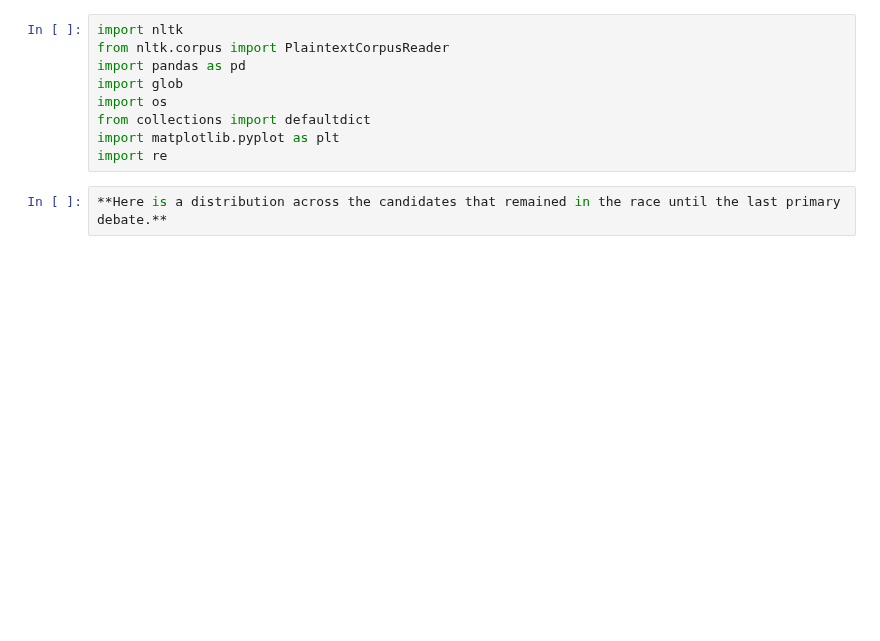
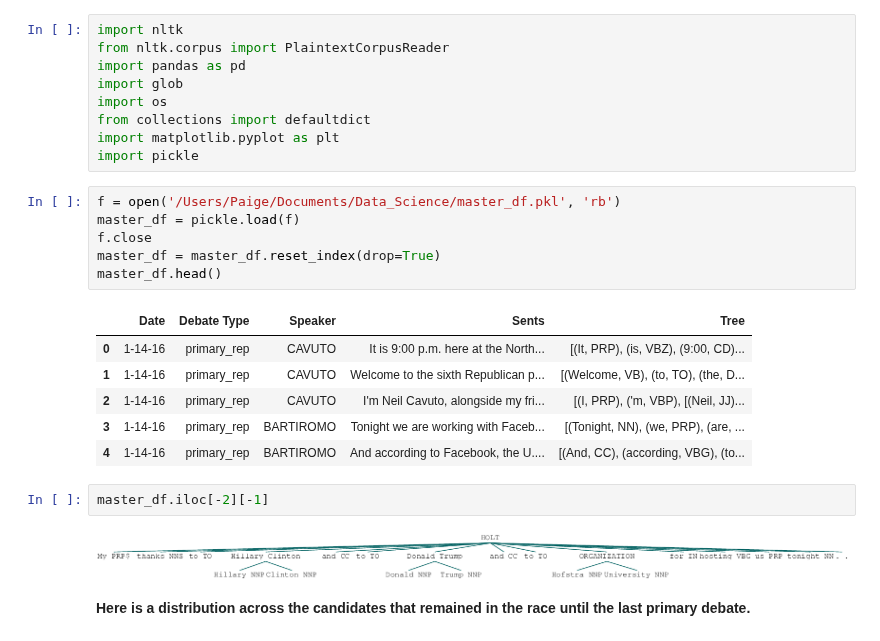
Before and after one commit to Data-Science-for-Linguists/2016-Debates-and-Referring-Expressions, a Jupyter notebook: analysis.ipynb, the cells around one changed output. Saved outputs shown, nothing was run; the diff lists cells and outputs as text; blank space fills up the shorter version.

Commit message:
created speaker dataframes

```diff
--- a/analysis.ipynb
+++ b/analysis.ipynb
@@ -6,9 +15,26 @@ import glob
 import os
 from collections import defaultdict
 import matplotlib.pyplot as plt
-import re
+import pickle
-# %%
-**Here is a distribution across the candidates that remained in the race until the last primary debate.**
+# %%
+f = open('/Users/Paige/Documents/Data_Science/master_df.pkl', 'rb')
+master_df = pickle.load(f)
+f.close
+master_df = master_df.reset_index(drop=True)
+master_df.head()
+# %% [output]
+|  | Date | Debate Type | Speaker | Sents | Tree |
+| 0 | 1-14-16 | primary_rep | CAVUTO | It is 9:00 p.m. here at the North... | [(It, PRP), (is, VBZ), (9:00, CD)... |
+| 1 | 1-14-16 | primary_rep | CAVUTO | Welcome to the sixth Republican p... | [(Welcome, VB), (to, TO), (the, D... |
+| 2 | 1-14-16 | primary_rep | CAVUTO | I'm Neil Cavuto, alongside my fri... | [(I, PRP), ('m, VBP), [(Neil, JJ)... |
+| 3 | 1-14-16 | primary_rep | BARTIROMO | Tonight we are working with Faceb... | [(Tonight, NN), (we, PRP), (are, ... |
+| 4 | 1-14-16 | primary_rep | BARTIROMO | And according to Facebook, the U.... | [(And, CC), (according, VBG), (to... |
+# %%
+master_df.iloc[-2][-1]
+# %% [output]
+[figure, added]
+# %% [markdown]
+**Here is a distribution across the candidates that remained in the race until the last primary debate.**
 # %%
 ner_categories = defaultdict(int)
 
```
Also changed, not shown: parts of 33 cells of this notebook.
